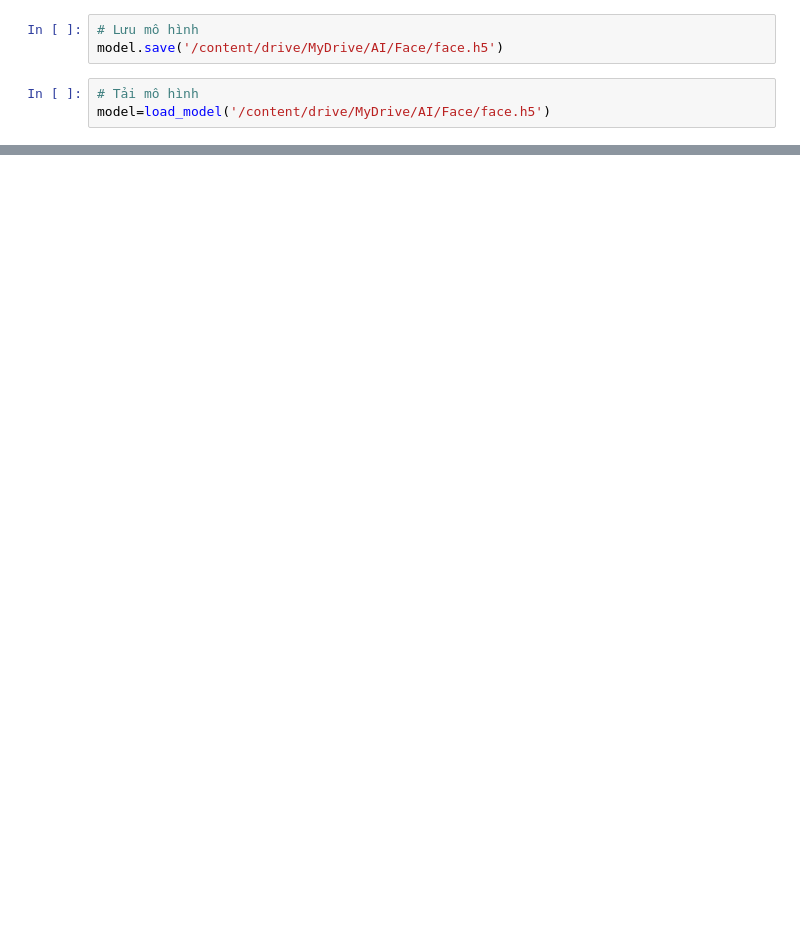
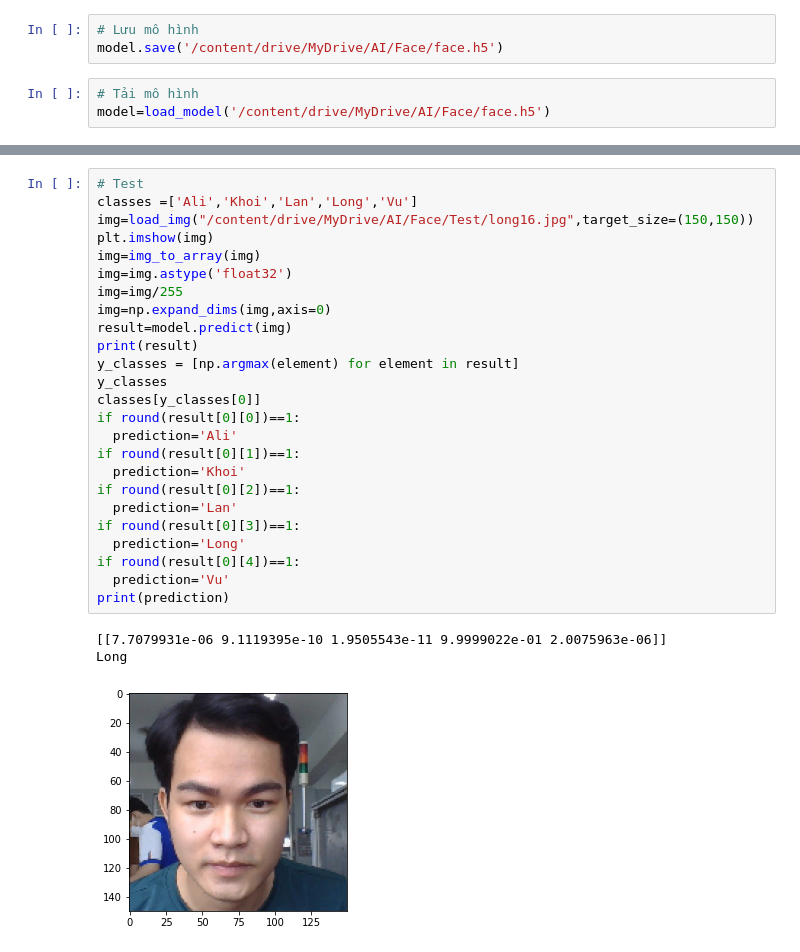
Before and after one commit to Longbuivu/Artifical-Intelligence, a Jupyter notebook: Face_Recognition.ipynb, the cells around one changed output, grey strips where cells are left out. Cells and saved outputs as stored; diff of their text form; blank space fills up the shorter version.

```diff
--- a/Face_Recognition.ipynb
+++ b/Face_Recognition.ipynb
@@ -146,4 +146,33 @@ print(prediction)
 Khoi
 [figure]
+# %%
+# Test
+classes =['Ali','Khoi','Lan','Long','Vu']
+img=load_img("/content/drive/MyDrive/AI/Face/Test/long16.jpg",target_size=(150,150))
+plt.imshow(img)
+img=img_to_array(img)
+img=img.astype('float32')
+img=img/255
+img=np.expand_dims(img,axis=0)
+result=model.predict(img)
+print(result)
+y_classes = [np.argmax(element) for element in result]
+y_classes
+classes[y_classes[0]]
+if round(result[0][0])==1:
+  prediction='Ali'
+if round(result[0][1])==1:
+  prediction='Khoi'
+if round(result[0][2])==1:
+  prediction='Lan'
+if round(result[0][3])==1:
+  prediction='Long'
+if round(result[0][4])==1:
+  prediction='Vu'
+print(prediction)
+# %% [output]
+[[7.7079931e-06 9.1119395e-10 1.9505543e-11 9.9999022e-01 2.0075963e-06]]
+Long
+[figure, added]
 # %%
 # Test
```
Also changed, not shown: parts of 7 cells of this notebook.
